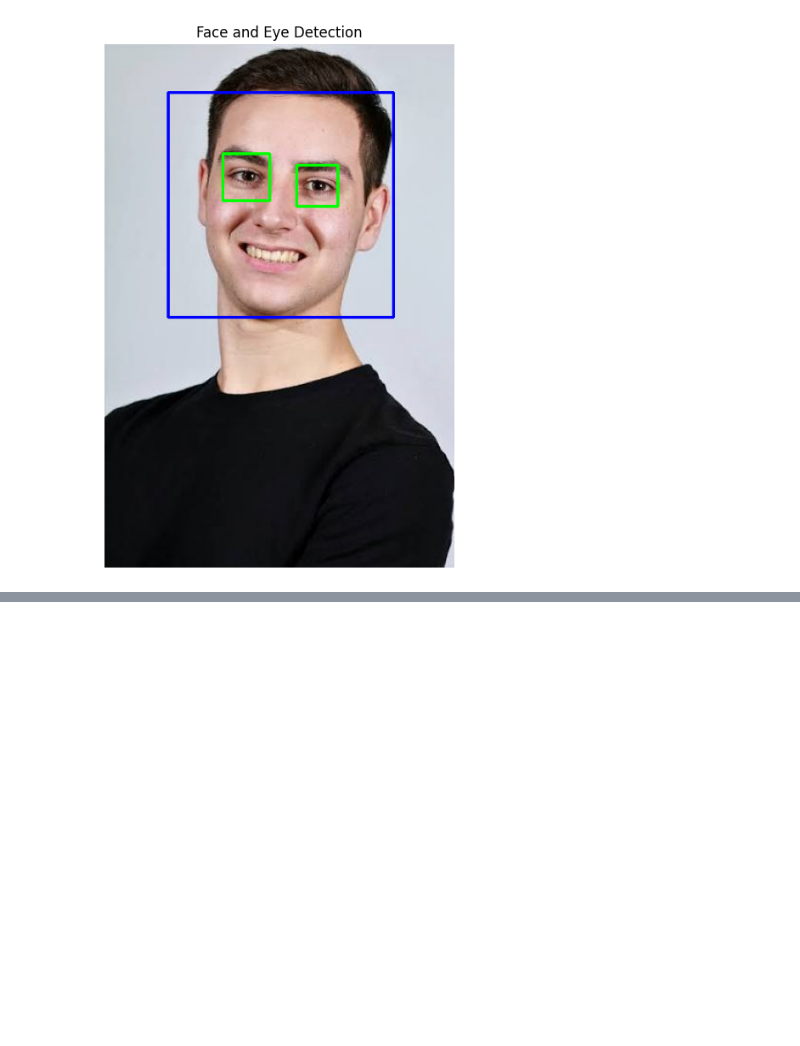
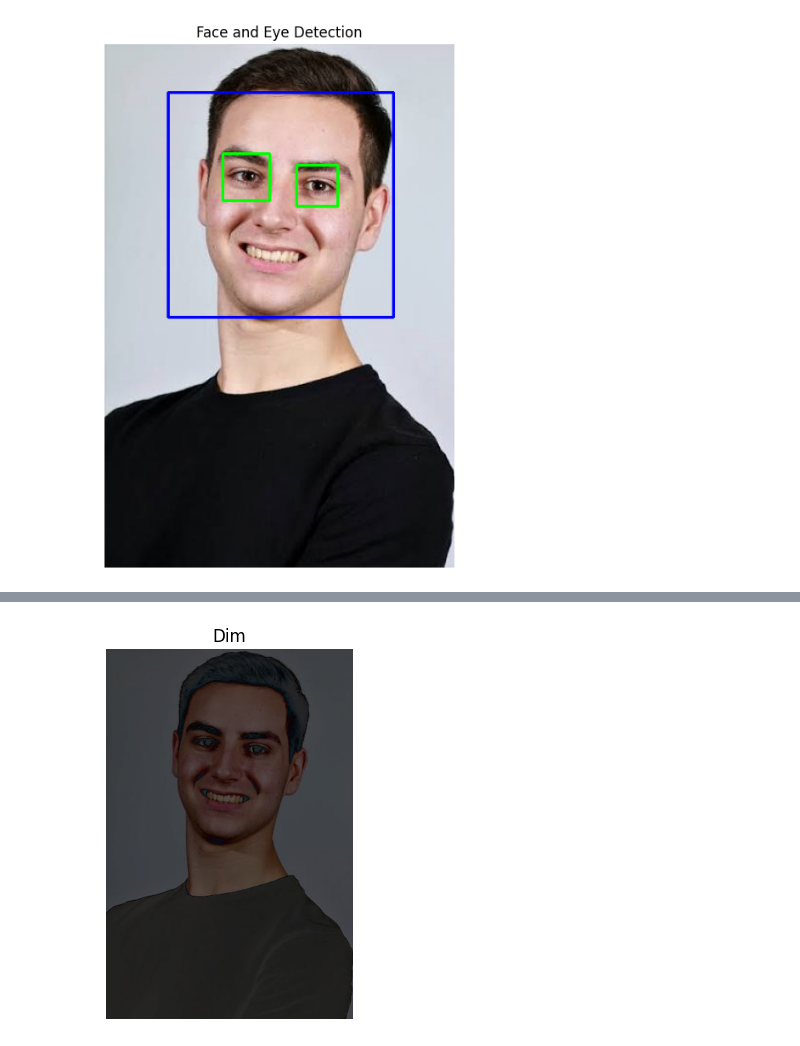
Before and after one commit to GayatriVidhate23/Machine--Vision-Practical, a Jupyter notebook: MV_PRA_05.ipynb, the cells around one changed output, grey strips where cells are left out. Cells and saved outputs as stored; diff of their text form; code cells hidden in the pictures; blank space fills up the shorter version.

```diff
--- a/MV_PRA_05.ipynb
+++ b/MV_PRA_05.ipynb
@@ -82,0 +158,11 @@ plt.show()
+# %%
+dim = cv2.convertScaleAbs(image,
+                          alpha=0.5,
+                          beta=-40)
+
+plt.imshow(cv2.cvtColor(dim,cv2.COLOR_BGR2RGB))
+plt.title("Dim")
+plt.axis("off")
+plt.show()
+# %% [output]
+[figure, added]
```
Also changed, not shown: parts of 10 cells of this notebook.
